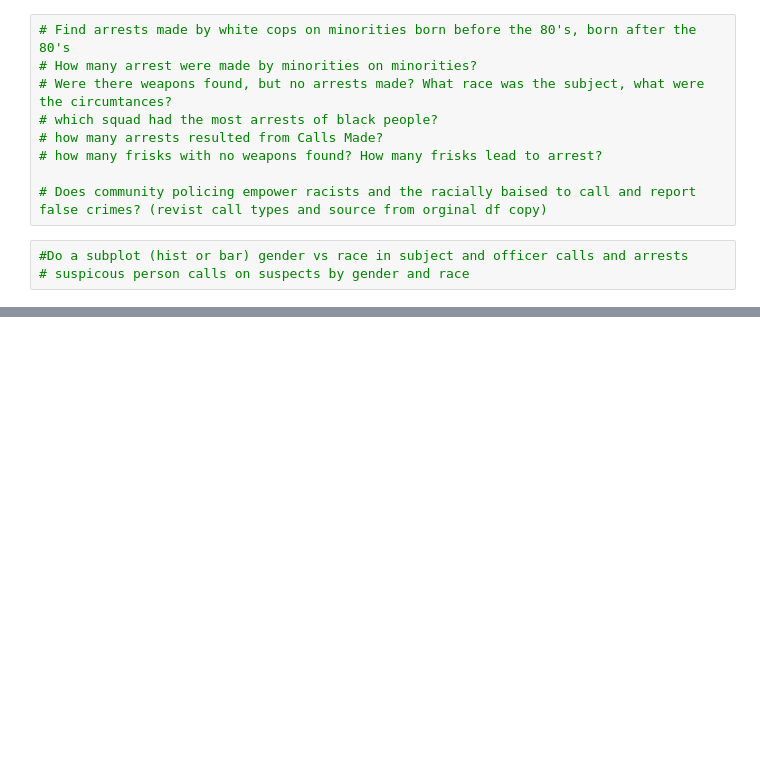
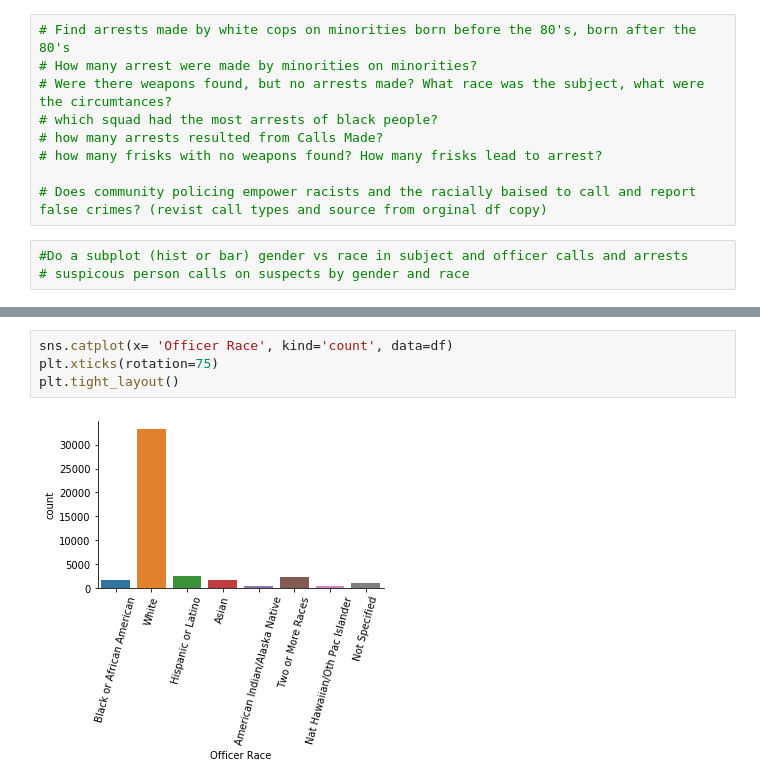
Before and after one commit to EricaSG/Mod3Project, a Jupyter notebook: Data_Understanding_EDA.ipynb, the cells around one changed output, grey strips where cells are left out. Drawn from its saved outputs; the diff is of its cells as text; blank space fills up the shorter version.

```diff
--- a/Data_Understanding_EDA.ipynb
+++ b/Data_Understanding_EDA.ipynb
@@ -111,0 +122,6 @@ df.groupby(['Officer YOB', 'Officer Race', 'Subject Perceived Race']).median().h
+# %%
+sns.catplot(x= 'Officer Race', kind='count', data=df)
+plt.xticks(rotation=75)
+plt.tight_layout()
+# %% [output]
+[figure, added]
```
Also changed, not shown: parts of 15 cells of this notebook.
